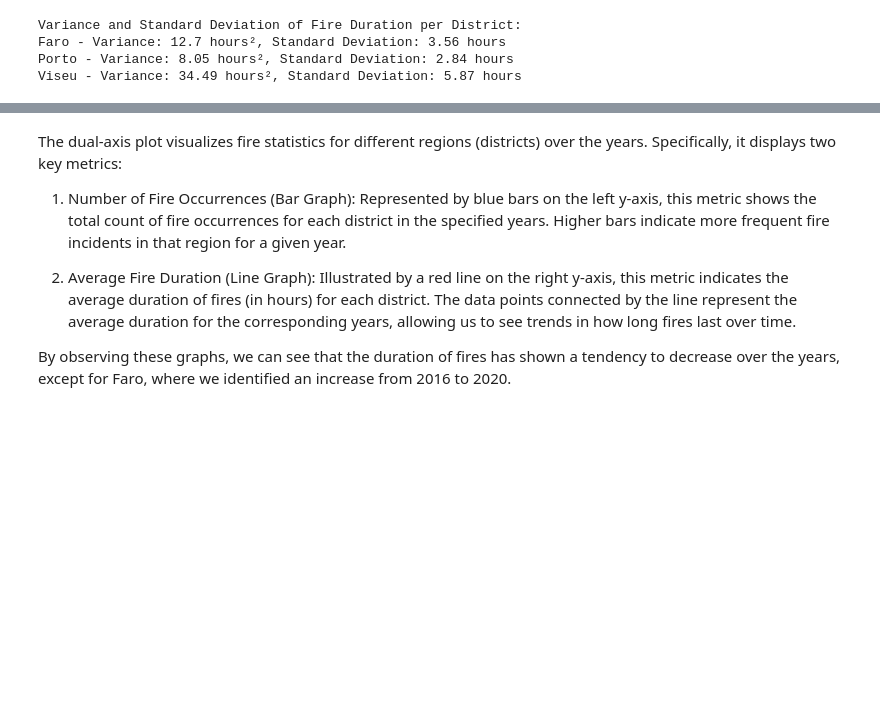
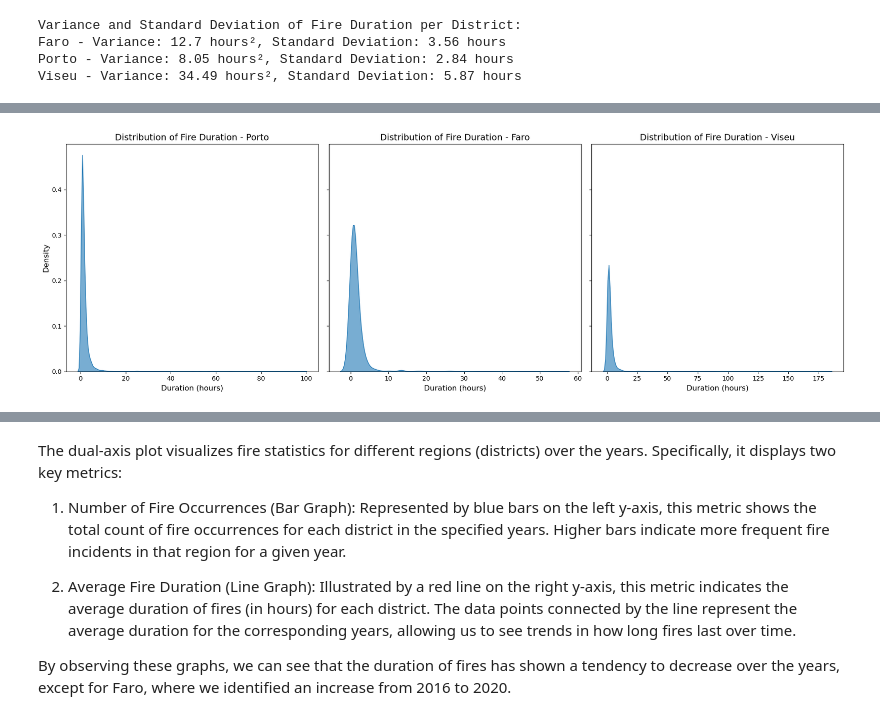
Before and after one commit to brunomfernandes45/fced_stats_project, a Jupyter notebook: phase2_exploration_visualization.ipynb, the cells around one changed output, grey strips where cells are left out. Cells and saved outputs as stored; diff of their text form; code cells hidden in the pictures; blank space fills up the shorter version.

```diff
--- a/phase2_exploration_visualization.ipynb
+++ b/phase2_exploration_visualization.ipynb
@@ -346,0 +330,21 @@ plt.show()
+# %%
+# Set up a grid of 1 row and 3 columns for separate plots of each district
+fig, axes = plt.subplots(1, 3, figsize=(18, 6), sharey=True)
+
+# Plot the distribution for each district in its own subplot
+for i, district in enumerate(districts_of_interest):
+    district_data = filtered_fires[filtered_fires['Distrito'] == district]
+
+    # Use seaborn's kdeplot in the respective subplot
+    sns.kdeplot(district_data['Duracao_Horas'], fill=True, alpha=0.6, ax=axes[i])
+
+    # Set titles and labels for each subplot
+    axes[i].set_title(f'Distribution of Fire Duration - {district}', fontsize=14)
+    axes[i].set_xlabel('Duration (hours)', fontsize=12)
+    axes[i].set_ylabel('Density', fontsize=12)
+
+# Adjust layout to prevent overlapping
+plt.tight_layout()
+plt.show()
+# %% [output]
+[figure, added]
```
Also changed, not shown: parts of 17 cells of this notebook.
